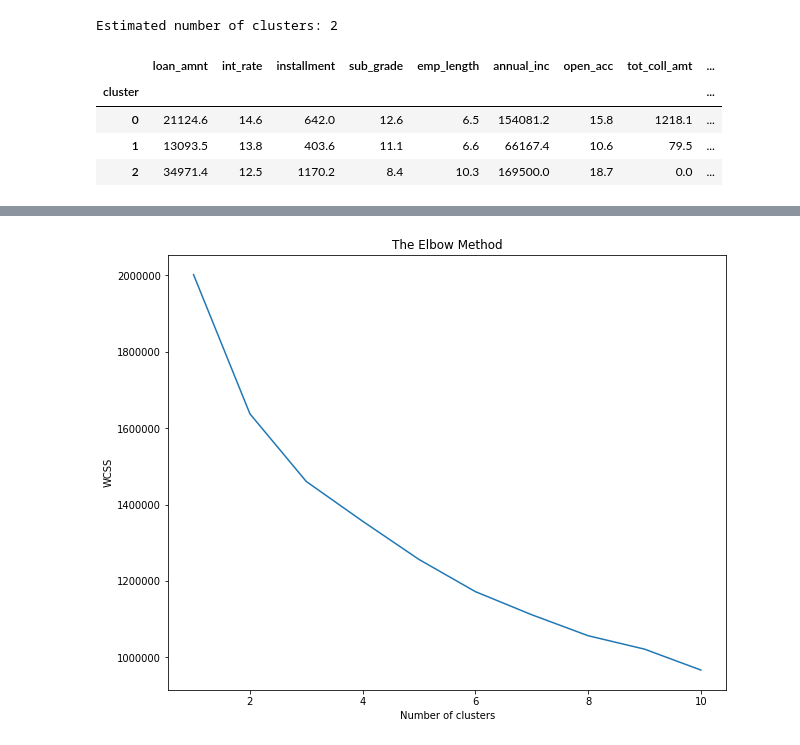
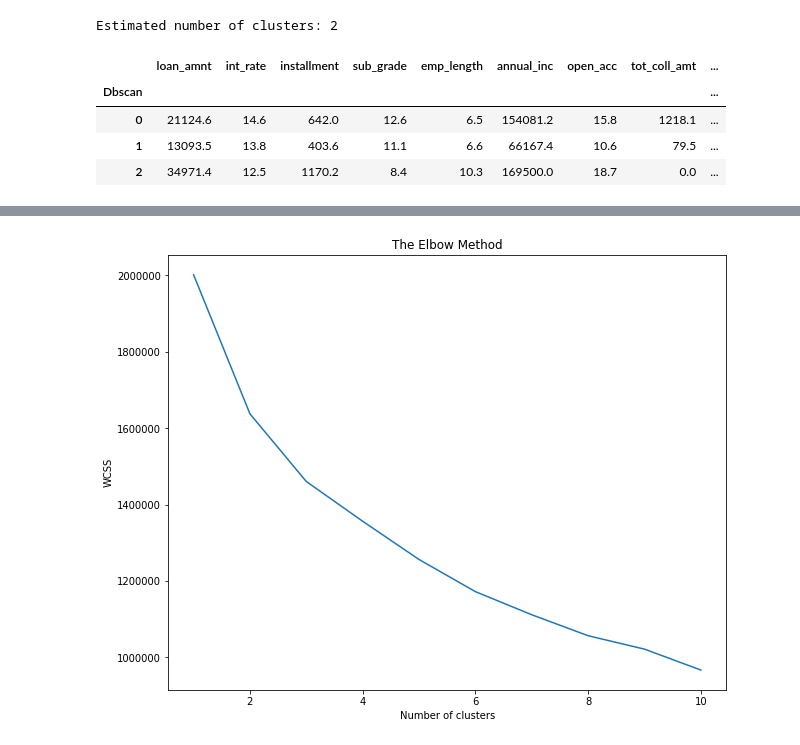
Before and after one commit to gr-nastassia/mccme_python_tasks, a Jupyter notebook: credit_model/Clusterising.ipynb, the cells around one changed output, grey strips where cells are left out. Saved outputs shown, nothing was run; the diff lists cells and outputs as text; code cells hidden in the pictures.

Commit message:
Update clusterising

```diff
--- a/credit_model/Clusterising.ipynb
+++ b/credit_model/Clusterising.ipynb
@@ -100,19 +100,19 @@ Estimated number of clusters: 2
 # %%
 db = DBSCAN(eps=1, min_samples=10)
 y_db = db.fit_predict(dataset_sc)
 
 y_db1=db
 y_db1=y_db+1
 
 cluster = pd.DataFrame(y_db1)
 
-data['cluster'] = cluster
+data['Dbscan'] = cluster
 
-db_mean_cluster = pd.DataFrame(round(data.groupby('cluster').mean(),1))
+db_mean_cluster = pd.DataFrame(round(data.groupby('Dbscan').mean(),1))
 db_mean_cluster
 # %% [output]
 |  | loan_amnt | int_rate | installment | sub_grade | emp_length | annual_inc | open_acc | tot_coll_amt | ... |
-| cluster |  |  |  |  |  |  |  |  | ... |
+| Dbscan |  |  |  |  |  |  |  |  | ... |
 | 0 | 21124.6 | 14.6 | 642.0 | 12.6 | 6.5 | 154081.2 | 15.8 | 1218.1 | ... |
 | 1 | 13093.5 | 13.8 | 403.6 | 11.1 | 6.6 | 66167.4 | 10.6 | 79.5 | ... |
 | 2 | 34971.4 | 12.5 | 1170.2 | 8.4 | 10.3 | 169500.0 | 18.7 | 0.0 | ... |
```
Also changed, not shown: parts of 5 cells of this notebook.
